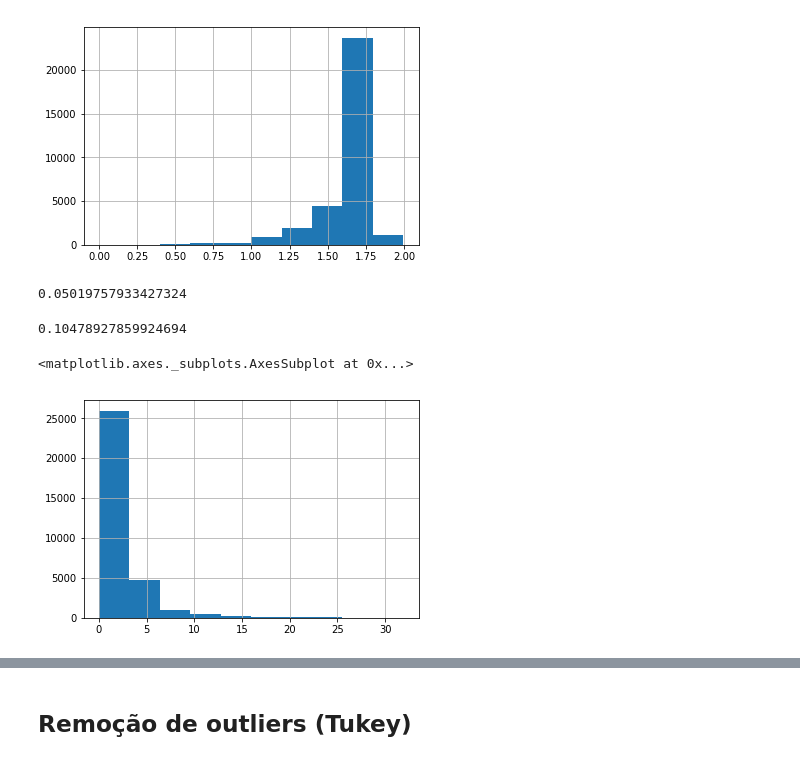
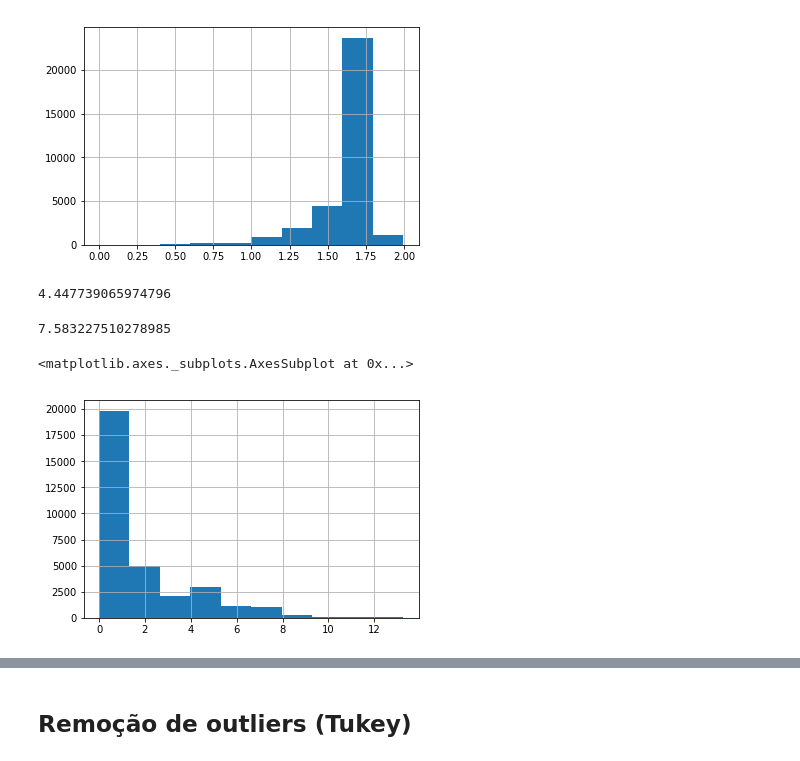
Before and after one commit to glm97/Gender-Inequality, a Jupyter notebook: gender-inequality.ipynb, the cells around one changed output, grey strips where cells are left out. Cells and saved outputs as stored; diff of their text form; code cells hidden in the pictures.

```diff
--- a/gender-inequality.ipynb
+++ b/gender-inequality.ipynb
@@ -129,17 +132,17 @@ base1['hours_log'].hist()
 [figure]
 # %%
 from numpy import abs
-mad = abs(base1['hours_log'] - base1['hours_log'].median()).median()*(1/0.6745)
+mad = abs(base1['hours.per.week'] - base1['hours.per.week'].median()).median()*(1/0.6745)
 print(mad)
 # %% [output]
-0.05019757933427324
+4.447739065974796
 # %%
-base1['hours_log'].mad()
+base1['hours.per.week'].mad()
 # %% [output]
-0.10478927859924694
+7.583227510278985
 # %%
-(abs(base1['hours_log']-base1['hours_log'].median())/mad).hist()
+(abs(base1['hours.per.week']-base1['hours.per.week'].median())/mad).hist()
 # %% [output]
 <matplotlib.axes._subplots.AxesSubplot at 0x...>
-[figure, old version]
+[figure, new version]
 # %%
```
Also changed, not shown: parts of 74 cells of this notebook, 1 other file.
